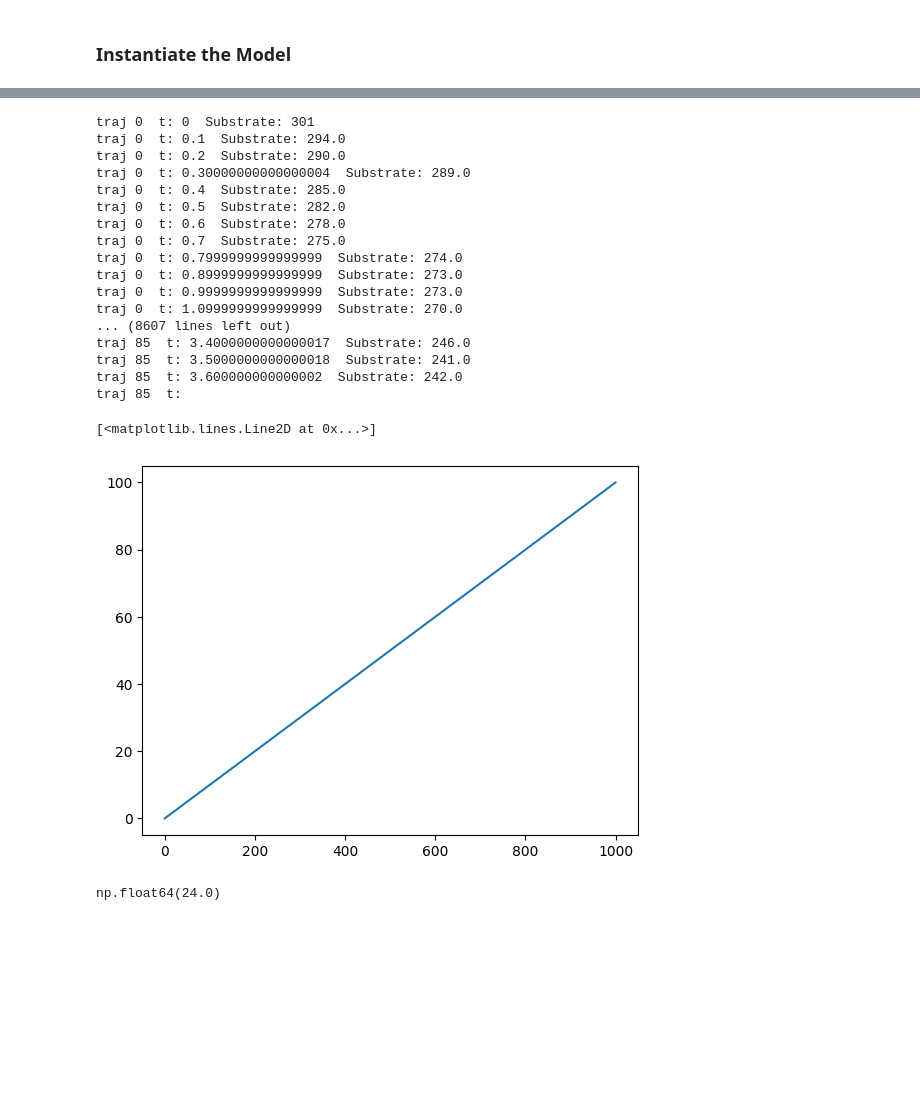
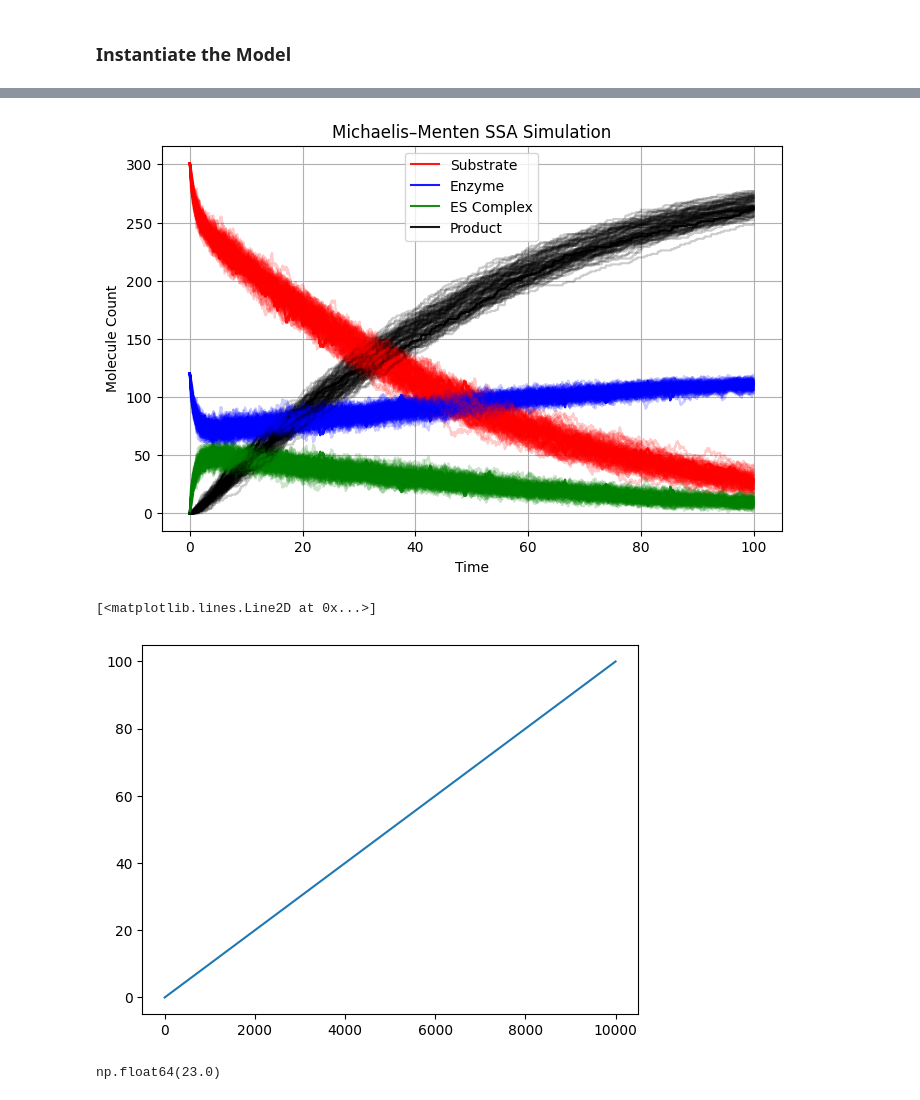
Before and after one commit to GillesPy3D/GillesPy3D, a Jupyter notebook: simulation_lib/reference/NonSpatial-Michaelis_Menten.ipynb, the cells around one changed output, grey strips where cells are left out. Drawn from its saved outputs; the diff is of its cells as text; code cells hidden in the pictures; blank space fills up the shorter version.

```diff
--- a/simulation_lib/reference/NonSpatial-Michaelis_Menten.ipynb
+++ b/simulation_lib/reference/NonSpatial-Michaelis_Menten.ipynb
@@ -103,6 +103,6 @@ dir(gillespy2)
  'version']
 # %%
 # The GillesPy2 way to run GillesPy3D
-result = model.run()
+result = model.run(end_t=10,num_traj=10,dt=.1)
 result.plot()
 # %% [output]
@@ -121,72 +138,66 @@ for traj in range(num_traj):
         #make f string
         print('traj',traj,' t:',sim.get_time(),' Substrate:',sim.get_species('Substrate'))
         sim.run_until(sim.get_time()+dt);
-# %% [output]
-traj 0  t: 0  Substrate: 301
-traj 0  t: 0.1  Substrate: 294.0
-traj 0  t: 0.2  Substrate: 290.0
-traj 0  t: 0.30000000000000004  Substrate: 289.0
-traj 0  t: 0.4  Substrate: 285.0
-traj 0  t: 0.5  Substrate: 282.0
-traj 0  t: 0.6  Substrate: 278.0
-traj 0  t: 0.7  Substrate: 275.0
-traj 0  t: 0.7999999999999999  Substrate: 274.0
-traj 0  t: 0.8999999999999999  Substrate: 273.0
-traj 0  t: 0.9999999999999999  Substrate: 273.0
-traj 0  t: 1.0999999999999999  Substrate: 270.0
-... (8607 lines left out)
-traj 85  t: 3.4000000000000017  Substrate: 246.0
-traj 85  t: 3.5000000000000018  Substrate: 241.0
-traj 85  t: 3.600000000000002  Substrate: 242.0
-traj 85  t:
 # %%
 import matplotlib.pyplot as plt
 #Temp graph for accuracy checks
 sim = gillespy2.Simulation(model, "SSA")
 #sim = gillespy2.Simulation(model, NumPySSASolver())
 num_traj = 100
+traj_data =[]
 for traj in range(num_traj):
     sim.reset() # reset the simulation after each run
-    dt = .1;
+    dt = .01;
     times = []
     substrate = []
     enzyme = []
     complex_ = []
     product = []
     prev_t = -1
     end_t = 100;
     while sim.get_time() < end_t:
         t = sim.get_time()
         if t == prev_t:
             raise RuntimeError("Time is not advancing")
         prev_t = t
         times.append(sim.get_time())
         substrate.append(sim.get_species('Substrate'))
         enzyme.append(sim.get_species('Enzyme'))
         complex_.append(sim.get_species('Enzyme_Substrate_Complex'))
         product.append(sim.get_species('Product'))
         #make f string
         #print('traj',traj,' t:',sim.get_time(),' Substrate:',sim.get_species('Substrate'))
         sim.run_until(sim.get_time()+dt);
+    traj_data.append([times,substrate,enzyme,product,complex_])
 plt.figure(figsize=(8, 5))
-plt.plot(times, substrate, label='Substrate')
-plt.plot(times, enzyme, label='Enzyme')
-plt.plot(times, complex_, label='ES Complex')
-plt.plot(times, product, label='Product')
+for i,(times,substrate,enzyme,product,complex_) in enumerate(traj_data):
+    if i == 0:
+        plt.plot(times, substrate, label='Substrate', color='red',alpha=.9)
+        plt.plot(times, enzyme, label='Enzyme',color='blue',alpha=.9)
+        plt.plot(times, complex_, label='ES Complex',color='green',alpha=.9)
+        plt.plot(times, product, label='Product',color='black',alpha=.9)
+    else:
+        plt.plot(times, substrate, label='', color='red',alpha=.2)
+        plt.plot(times, enzyme, label='',color='blue',alpha=.2)
+        plt.plot(times, complex_, label='',color='green',alpha=.2)
+        plt.plot(times, product, label='',color='black',alpha=.2)
+
 
 
 plt.xlabel('Time')
 plt.ylabel('Molecule Count')
 plt.title('Michaelis–Menten SSA Simulation')
 plt.legend()
 plt.grid(True)
 plt.show()
+# %% [output]
+[figure, added]
 # %%
 plt.plot(times)
 # %% [output]
 [<matplotlib.lines.Line2D at 0x...>]
-[figure, old version]
+[figure, new version]
 # %%
 substrate[-1]
 # %% [output]
-np.float64(24.0)
+np.float64(23.0)
```
Also changed, not shown: parts of 2 cells of this notebook, 4 other files.
